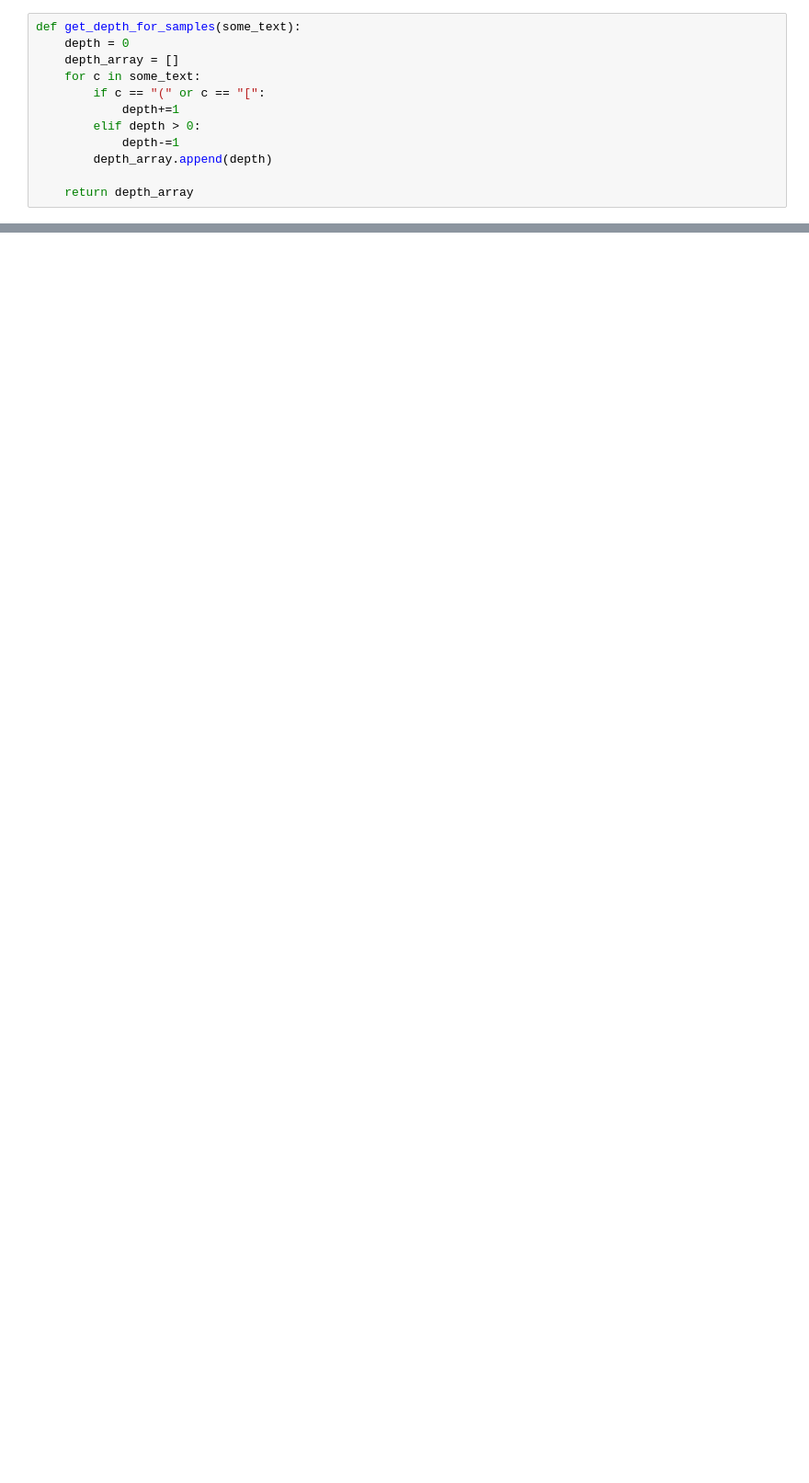
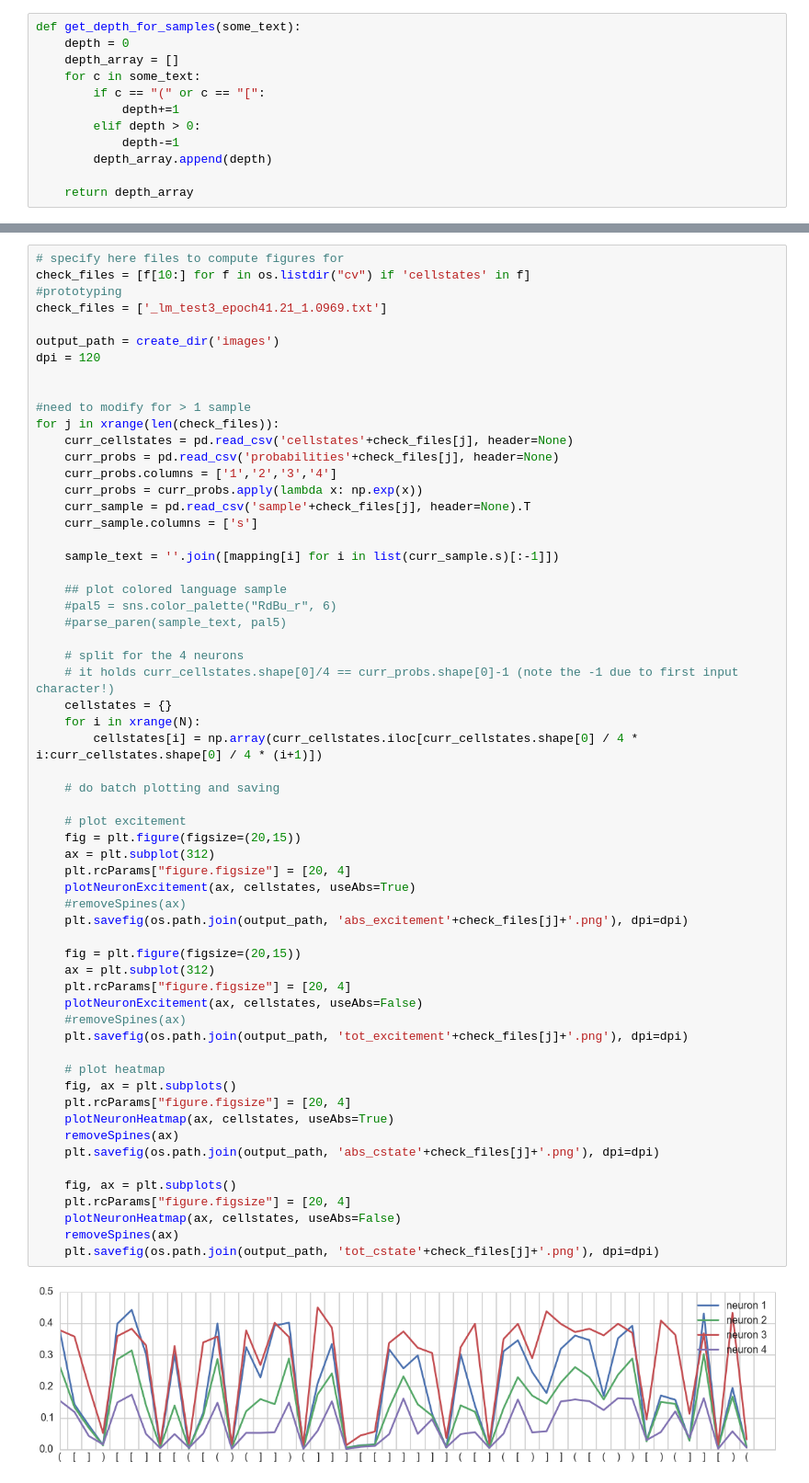
Before and after one commit to afcarl/nesting-in-lstm, a Jupyter notebook: eval_vis/Visualize LSTM results.ipynb, the cells around one changed output, grey strips where cells are left out. Shown at 92% size. Saved outputs shown, nothing was run; the diff lists cells and outputs as text; blank space fills up the shorter version.

```diff
--- a/eval_vis/Visualize LSTM results.ipynb
+++ b/eval_vis/Visualize LSTM results.ipynb
@@ -110,0 +152,62 @@ plt.show()
+# %%
+# specify here files to compute figures for
+check_files = [f[10:] for f in os.listdir("cv") if 'cellstates' in f]
+#prototyping
+check_files = ['_lm_test3_epoch41.21_1.0969.txt']
+
+output_path = create_dir('images')
+dpi = 120
+
+
+#need to modify for > 1 sample
+for j in xrange(len(check_files)):
+    curr_cellstates = pd.read_csv('cellstates'+check_files[j], header=None)
+    curr_probs = pd.read_csv('probabilities'+check_files[j], header=None)
+    curr_probs.columns = ['1','2','3','4']
+    curr_probs = curr_probs.apply(lambda x: np.exp(x))
+    curr_sample = pd.read_csv('sample'+check_files[j], header=None).T
+    curr_sample.columns = ['s']
+
+    sample_text = ''.join([mapping[i] for i in list(curr_sample.s)[:-1]])
+
+    ## plot colored language sample
+    #pal5 = sns.color_palette("RdBu_r", 6)
+    #parse_paren(sample_text, pal5)
+
+    # split for the 4 neurons
+    # it holds curr_cellstates.shape[0]/4 == curr_probs.shape[0]-1 (note the -1 due to first input character!)
+    cellstates = {}
+    for i in xrange(N):
+        cellstates[i] = np.array(curr_cellstates.iloc[curr_cellstates.shape[0] / 4 * i:curr_cellstates.shape[0] / 4 * (i+1)])
+
+    # do batch plotting and saving
+
+    # plot excitement
+    fig = plt.figure(figsize=(20,15))
+    ax = plt.subplot(312)
+    plt.rcParams["figure.figsize"] = [20, 4]
+    plotNeuronExcitement(ax, cellstates, useAbs=True)
+    #removeSpines(ax)
+    plt.savefig(os.path.join(output_path, 'abs_excitement'+check_files[j]+'.png'), dpi=dpi)
+
+    fig = plt.figure(figsize=(20,15))
+    ax = plt.subplot(312)
+    plt.rcParams["figure.figsize"] = [20, 4]
+    plotNeuronExcitement(ax, cellstates, useAbs=False)
+    #removeSpines(ax)
+    plt.savefig(os.path.join(output_path, 'tot_excitement'+check_files[j]+'.png'), dpi=dpi)
+
+    # plot heatmap
+    fig, ax = plt.subplots()
+    plt.rcParams["figure.figsize"] = [20, 4]
+    plotNeuronHeatmap(ax, cellstates, useAbs=True)
+    removeSpines(ax)
+    plt.savefig(os.path.join(output_path, 'abs_cstate'+check_files[j]+'.png'), dpi=dpi)
+
+    fig, ax = plt.subplots()
+    plt.rcParams["figure.figsize"] = [20, 4]
+    plotNeuronHeatmap(ax, cellstates, useAbs=False)
+    removeSpines(ax)
+    plt.savefig(os.path.join(output_path, 'tot_cstate'+check_files[j]+'.png'), dpi=dpi)
+# %% [output]
+[figure, added]
```
Also changed, not shown: parts of 16 cells of this notebook, 1 other file.
